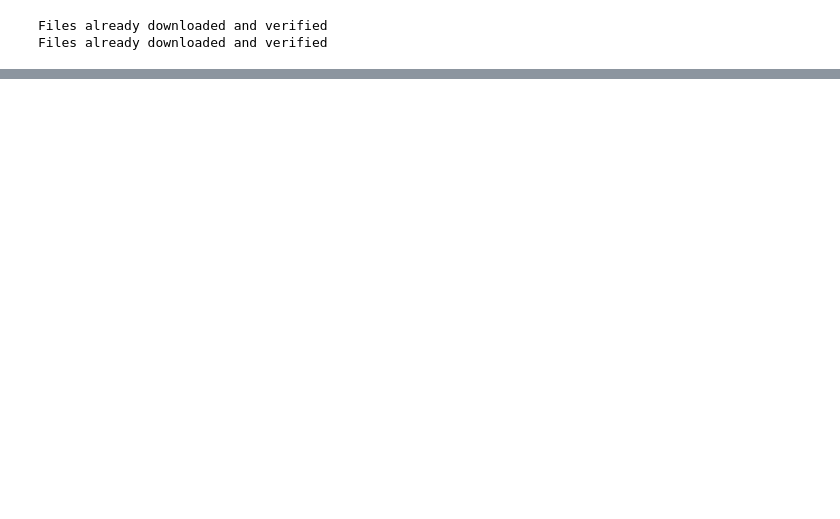
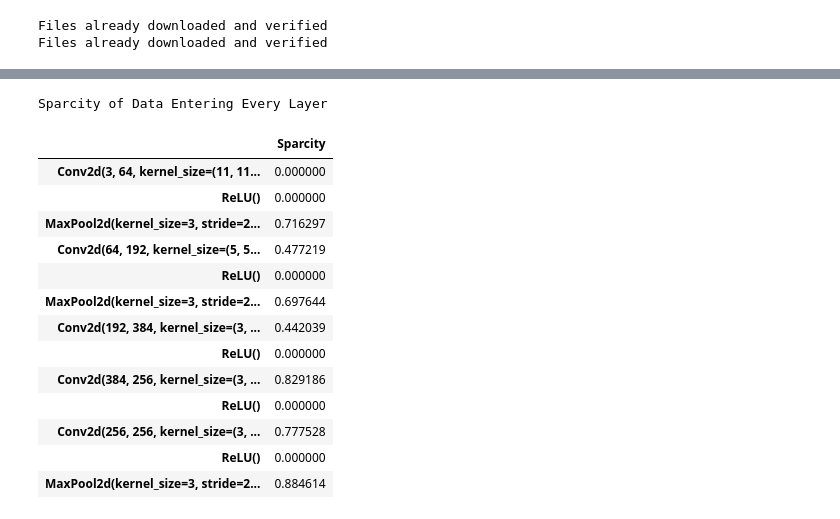
Before and after one commit to tristanleafs/sparse-torch, a Jupyter notebook: Resnet101_sparcity.ipynb, the cells around one changed output, grey strips where cells are left out. Saved outputs shown, nothing was run; the diff lists cells and outputs as text; code cells hidden in the pictures; blank space fills up the shorter version.

```diff
--- a/Resnet101_sparcity.ipynb
+++ b/Resnet101_sparcity.ipynb
@@ -281,0 +217,20 @@ print(len(layers))
+# %%
+
+df = pd.DataFrame({"Sparcity":new_data}, index=layers)
+df.style.set_caption("Sparcity of Data Entering Every Layer")
+# %% [output]
+Sparcity of Data Entering Every Layer
+|  | Sparcity |
+| Conv2d(3, 64, kernel_size=(11, 11... | 0.000000 |
+| ReLU() | 0.000000 |
+| MaxPool2d(kernel_size=3, stride=2... | 0.716297 |
+| Conv2d(64, 192, kernel_size=(5, 5... | 0.477219 |
+| ReLU() | 0.000000 |
+| MaxPool2d(kernel_size=3, stride=2... | 0.697644 |
+| Conv2d(192, 384, kernel_size=(3, ... | 0.442039 |
+| ReLU() | 0.000000 |
+| Conv2d(384, 256, kernel_size=(3, ... | 0.829186 |
+| ReLU() | 0.000000 |
+| Conv2d(256, 256, kernel_size=(3, ... | 0.777528 |
+| ReLU() | 0.000000 |
+| MaxPool2d(kernel_size=3, stride=2... | 0.884614 |
```
Also changed, not shown: parts of 19 cells of this notebook.
